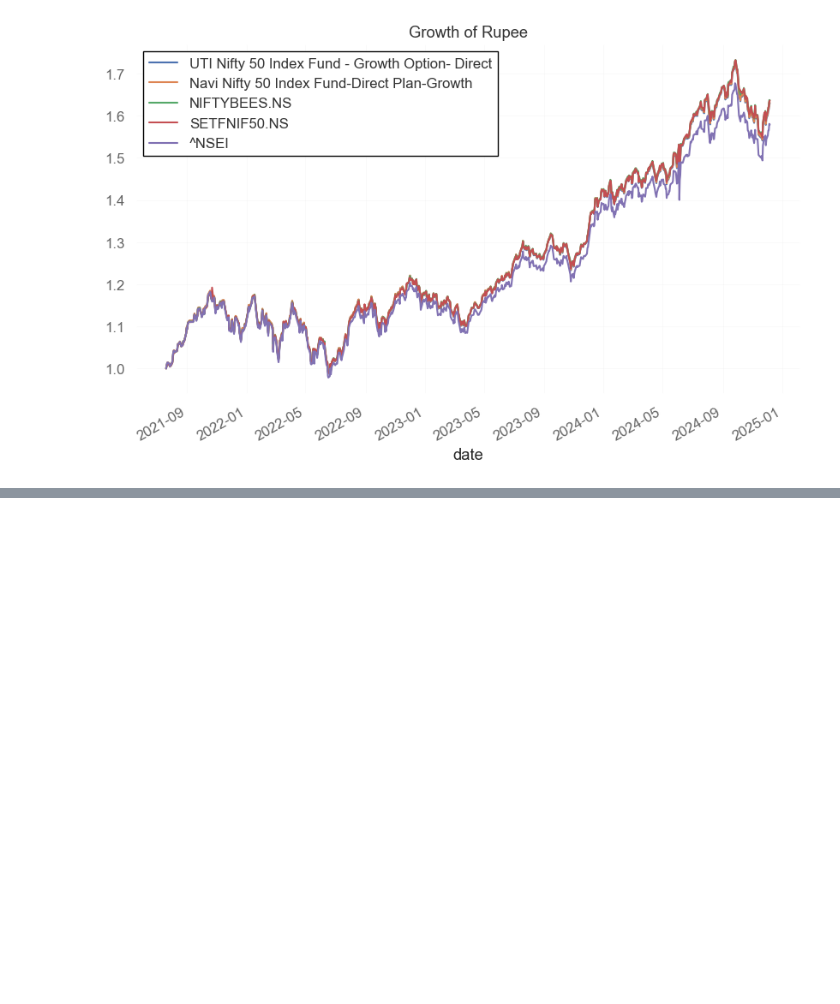
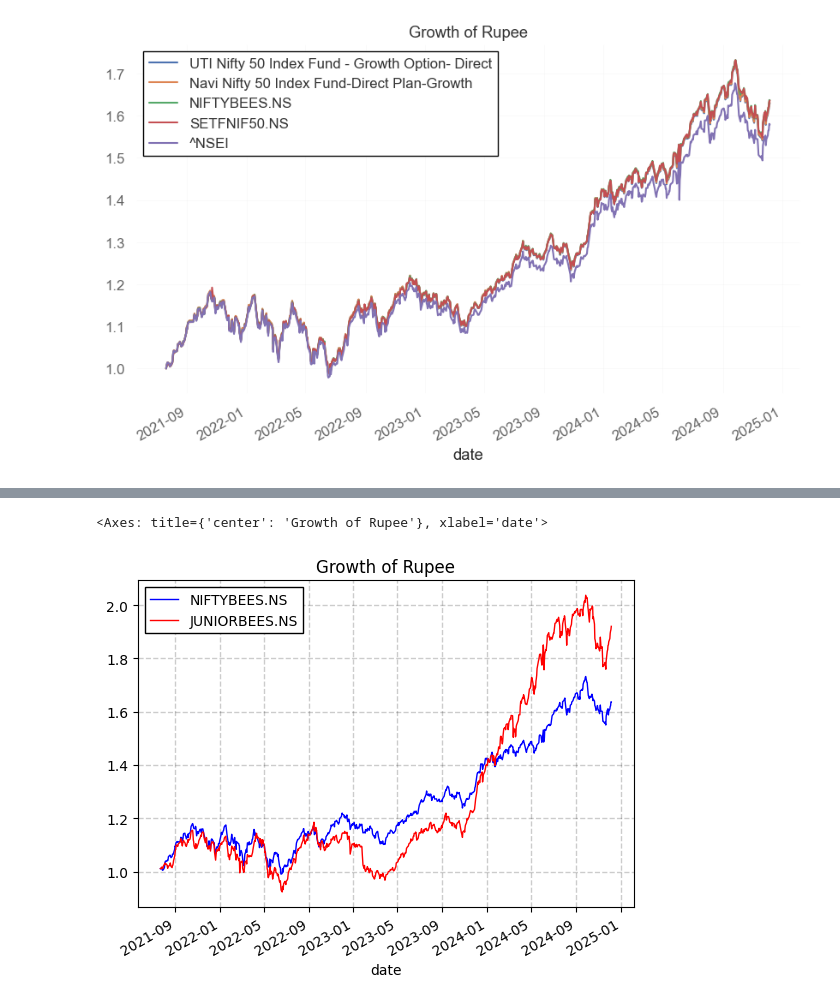
Before and after one commit to nakulrandad/Quant-Finance, a Jupyter notebook: analysis/nifty_etf_vs_mf.ipynb, the cells around one changed output, grey strips where cells are left out. Drawn from its saved outputs; the diff is of its cells as text; code cells hidden in the pictures; blank space fills up the shorter version.

Commit message:
add juniorbees analysis

```diff
--- a/analysis/nifty_etf_vs_mf.ipynb
+++ b/analysis/nifty_etf_vs_mf.ipynb
@@ -126,3 +126,8 @@ df.quant.to_prices().quant.rebase(1).plot(title="Growth of Rupee")
 # %% [output]
 <Axes: title={'center': 'Growth of Rupee'}, xlabel='date'>
 [figure]
+# %%
+next50 = pd.DataFrame.quant.ticker(["JUNIORBEES.NS"]).quant.to_returns()
+# %%
+merged = pd.concat([df[["NIFTYBEES.NS"]], next50], axis=1).quant.align()
+qt.backtest.perf_summary_table(merged, bmk=merged[["NIFTYBEES.NS"]])
@@ -128,0 +145,5 @@ df.quant.to_prices().quant.rebase(1).plot(title="Growth of Rupee")
+# %%
+merged.quant.to_prices().plot(title="Growth of Rupee")
+# %% [output]
+<Axes: title={'center': 'Growth of Rupee'}, xlabel='date'>
+[figure, added]
```
Also changed, not shown: parts of 3 cells of this notebook, 1 other file.
